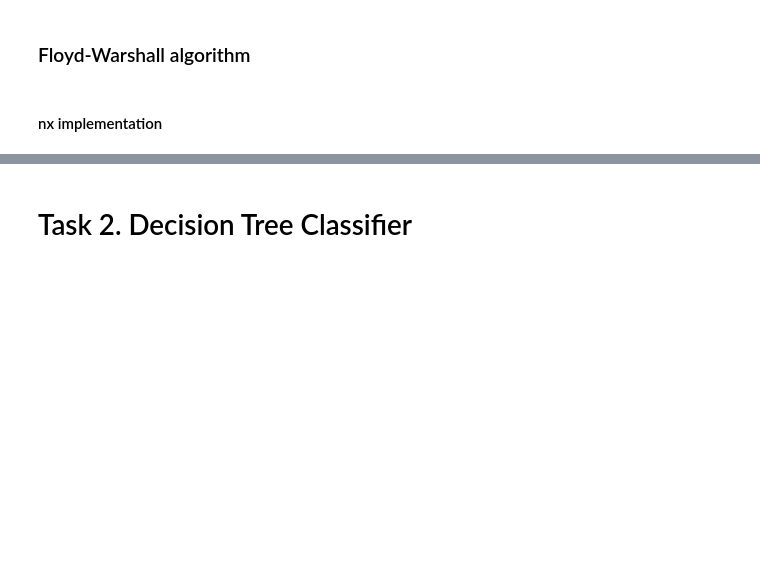
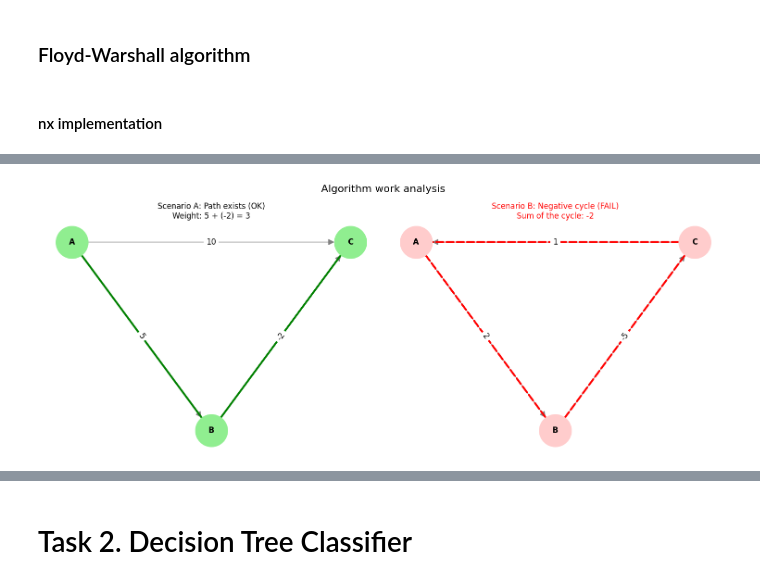
Before and after one commit to Artahko/lab1_team19_Yatsko_Yakymashchenko, a Jupyter notebook: Team19_Yatsko_Yakymashchenko_Lab1_Trees.ipynb, the cells around one changed output, grey strips where cells are left out. Saved outputs shown, nothing was run; the diff lists cells and outputs as text; code cells hidden in the pictures; blank space fills up the shorter version.

```diff
--- a/Team19_Yatsko_Yakymashchenko_Lab1_Trees.ipynb
+++ b/Team19_Yatsko_Yakymashchenko_Lab1_Trees.ipynb
@@ -399,0 +651,86 @@ Distances with 9 source: 0: 20, 1: 19, 2: 15, 3: 12, 4: 17, 5: 21, 6: 16, 7: 15,
+# %%
+def run_full_stress_test_visualized():
+    print(f"\n=== FULL TESTING: NEGATIVE WEIGHTS AND CYCLES ===")
+
+    fig, axes = plt.subplots(1, 2, figsize=(15, 6))
+
+    # Negative weight
+    ax1 = axes[0]
+    G_valid = nx.DiGraph()
+    G_valid.add_edge('A', 'B', weight=5)
+    G_valid.add_edge('B', 'C', weight=-2)
+    G_valid.add_edge('A', 'C', weight=10)
+
+    print("\n Graph with negative edge (without negative cycle):")
+
+    # Bellman-Ford
+    try:
+        bf_res = bellman_ford_algorithm(G_valid, 'A')
+        print(f"  -> Bellman-Ford ('A'->'C'): {bf_res['C']} (3 excpected)")
+    except Exception as e: print(f"  -> BF Error: {e}")
+
+    #Floyd-Warshall
+    try:
+        fw_res = floyd_warshall_algorithm(G_valid)
+        print(f"  -> Floyd-Warshall ('A'->'C'): {fw_res['A']['C']} (3 expected)")
+    except Exception as e: print(f"  -> FW Error: {e}")
+
+    # 3. NetworkX
+    try:
+        nx_res = nx.bellman_ford_path_length(G_valid, 'A', 'C')
+        print(f"  -> NetworkX Check: {nx_res}")
+    except Exception as e: print(f"  -> NX Error: {e}")
+
+    pos1 = {'A': (0, 1), 'B': (1, 0), 'C': (2, 1)}
+    nx.draw(G_valid, pos1, ax=ax1, with_labels=True, node_color='lightgreen',
+            node_size=2500, font_weight='bold', edge_color='gray', arrowsize=20)
+    nx.draw_networkx_edges(G_valid, pos1, ax=ax1, edgelist=[('A', 'B'), ('B', 'C')],
+                           edge_color='green', width=3, arrowsize=25)
+    nx.draw_networkx_edge_labels(G_valid, pos1, ax=ax1, edge_labels=nx.get_edge_attributes(G_valid, 'weight'), font_size=12)
+    ax1.set_title("Scenario А: Path exists (OK)\nWeight: 5 + (-2) = 3", fontsize=12)
+
+    # Scenario B: Negative cycle (Error)
+    ax2 = axes[1]
+    G_cycle = nx.DiGraph()
+    G_cycle.add_edge('A', 'B', weight=2)
+    G_cycle.add_edge('B', 'C', weight=-5)
+    G_cycle.add_edge('C', 'A', weight=1)
+
+    print("\n Graph with negative Cycle:")
+
+    # 1. Bellman-Ford
+    try:
+        bf_cycle = bellman_ford_algorithm(G_cycle, 'A')
+        print(f"  -> Bellman-Ford: {bf_cycle} (None excpected)")
+    except Exception as e: print(f"  -> BF Error: {e}")
+
+    # 2. Floyd-Warshall
+    try:
+        fw_cycle = floyd_warshall_algorithm(G_cycle)
+        print(f"  -> Floyd-Warshall: {fw_cycle} (None excpected)")
+    except Exception as e: print(f"  -> FW Error: {e}")
+
+    # 3. NetworkX
+    print("  -> NetworkX: ", end="")
+    try:
+        nx.bellman_ford_path(G_cycle, 'A', 'C')
+        print("Path found (Unexpected)")
+    except nx.NetworkXUnbounded:
+        print("CAUGHT ERROR: NetworkXUnbounded (Correct behavior)")
+    except Exception as e:
+        print(f"Error: {e}")
+
+    pos2 = {'A': (0, 1), 'B': (1, 0), 'C': (2, 1)}
+    nx.draw(G_cycle, pos2, ax=ax2, with_labels=True, node_color='#ffcccc',
+            node_size=2500, font_weight='bold', edge_color='gray', arrowsize=20)
+    nx.draw_networkx_edges(G_cycle, pos2, ax=ax2, edgelist=[('A', 'B'), ('B', 'C'), ('C', 'A')],
+                           edge_color='red', width=3, style='dashed', arrowsize=25)
+    nx.draw_networkx_edge_labels(G_cycle, pos2, ax=ax2, edge_labels=nx.get_edge_attributes(G_cycle, 'weight'), font_size=12)
+    ax2.set_title(f"Scenario B: Negative cycle (FAIL)\nSum of the cycle: -2", fontsize=12, color='red')
+
+    plt.suptitle("Algorithm work analysis", fontsize=16)
+    plt.tight_layout()
+    plt.show()
+
+run_full_stress_test_visualized()
+# %% [output]
@@ -399,0 +748 @@ Distances with 9 source: 0: 20, 1: 19, 2: 15, 3: 12, 4: 17, 5: 21, 6: 16, 7: 15,
+[figure, added]
```
Also changed, not shown: parts of 30 cells of this notebook.
